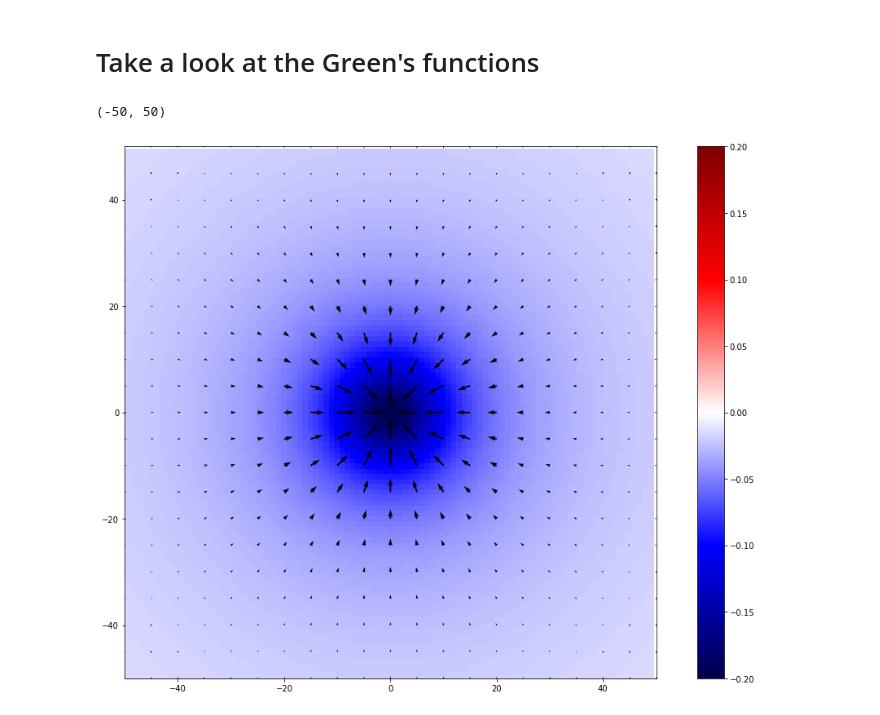
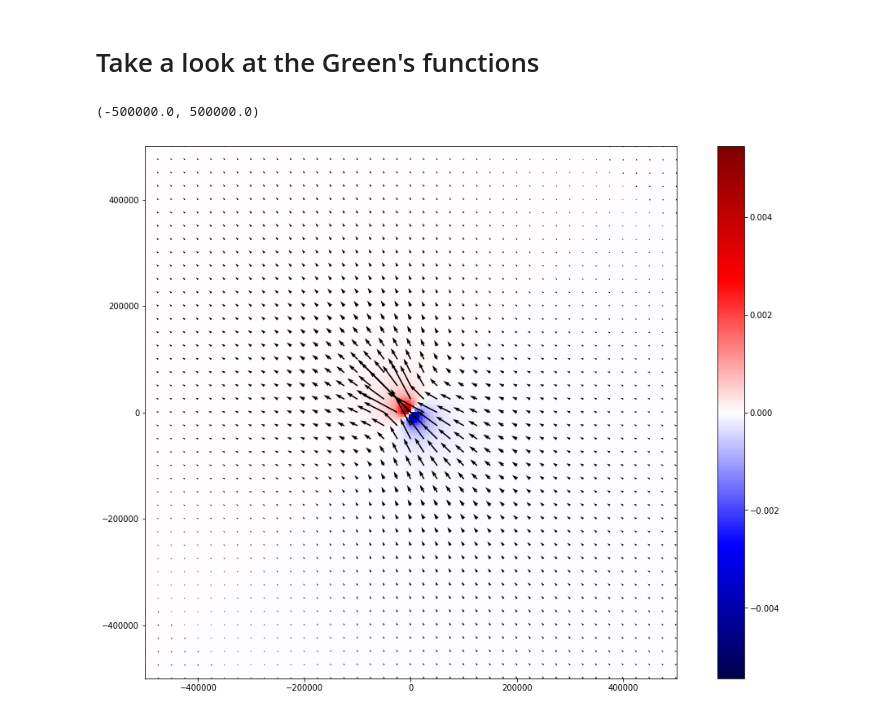
Before and after one commit to leouieda/aogs2018-gps, a Jupyter notebook: code/notebooks/greens-functions.ipynb, the cells around one changed output. Drawn from its saved outputs; the diff is of its cells as text; code cells hidden in the pictures.

```diff
--- a/code/notebooks/greens-functions.ipynb
+++ b/code/notebooks/greens-functions.ipynb
@@ -11,29 +11,27 @@ import pyproj
 import verde as vd
 from vector3d import Vector3D, vector3d_jacobian
 # %%
-region = (-50, 50, -50, 50)
-spacing = 1
+region = (-500e3, 500e3, -500e3, 500e3)
+spacing = 0.05*100e3
 coords = vd.grid_coordinates(region, spacing=spacing)
-#force = np.array([-1, 1, 0, 0, 0, 0])
-#force_coords = ([-0.1, 0.1], [0, 0])
-force = np.array([0, 0, -1])
+force = np.array([-100, 100, 0])
 force_coords = ([0], [0])
-jac = vector3d_jacobian(coords, force_coords, poisson=0.5, height=10)
+jac = vector3d_jacobian(coords, force_coords, poisson=0.5, depth=10e3)
 pred = jac.dot(force)
 east, north, up = [i.reshape(coords[0].shape) for i in pred.reshape((3, jac.shape[0]//3))]
 # %%
 plt.figure(figsize=(15, 12))
 maxabs = np.abs([up.min(), up.max()]).max()
 plt.pcolormesh(coords[0] - spacing/2, coords[1] - spacing/2, up,
               vmin=-maxabs, vmax=maxabs, cmap="seismic")
 plt.colorbar()
 s = 5
 plt.quiver(coords[0][::s,::s], coords[1][::s,::s],
            east[::s,::s], north[::s,::s],
-           scale=1)
+           scale=0.1)
 plt.axis('scaled')
 plt.xlim(region[:2])
 plt.ylim(region[2:])
 # %% [output]
-(-50, 50)
+(-500000.0, 500000.0)
-[figure, old version]
+[figure, new version]
```
Also changed, not shown: 4 other files.
